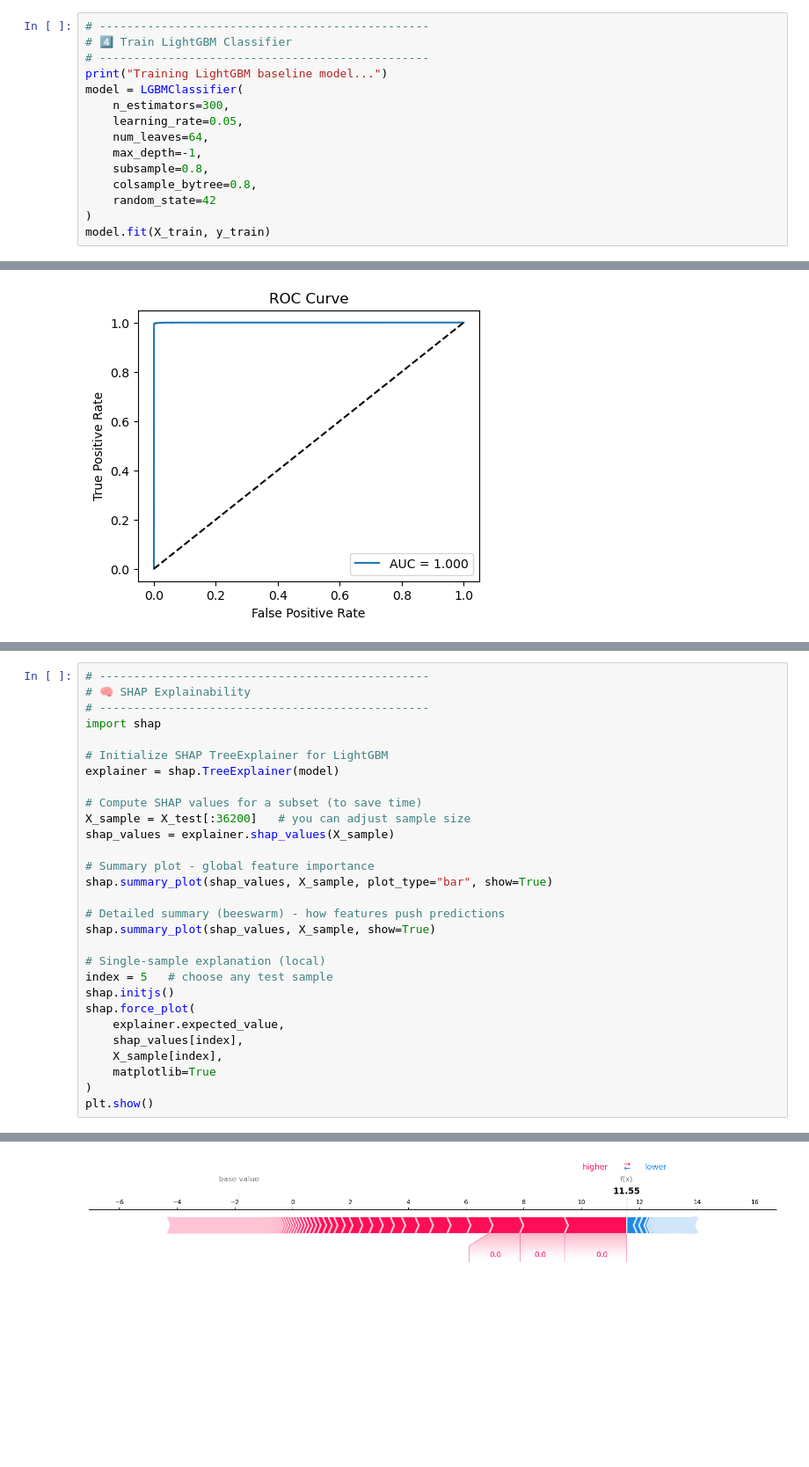
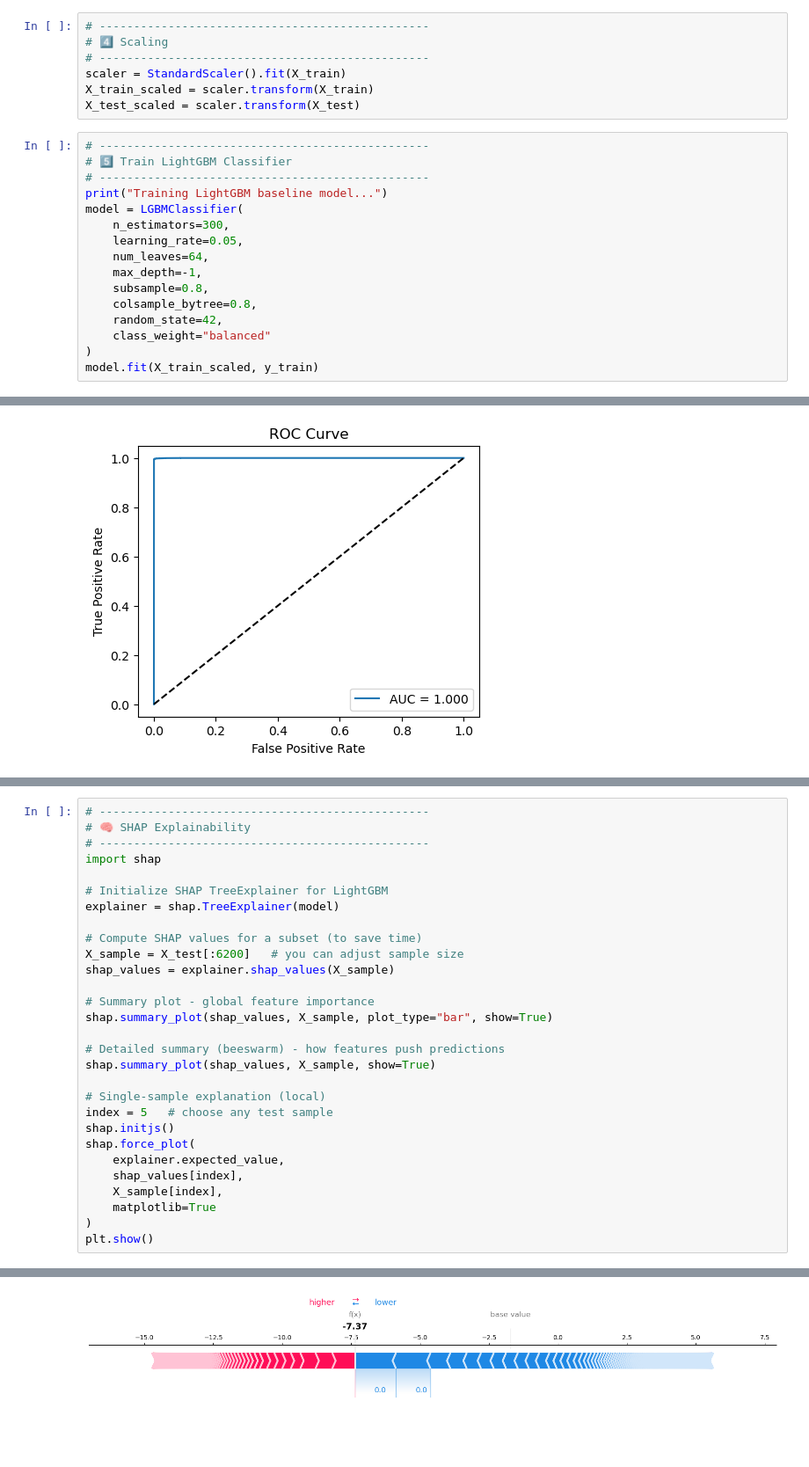
Before and after one commit to EndritShaqiri/AIMaP, a Jupyter notebook: notebooks/AIMaP_BODMAS_Baseline.ipynb, the cells around one changed output, grey strips where cells are left out. Shown at 88% size. Cells and saved outputs as stored; diff of their text form; blank space fills up the shorter version.

```diff
--- a/notebooks/AIMaP_BODMAS_Baseline.ipynb
+++ b/notebooks/AIMaP_BODMAS_Baseline.ipynb
@@ -64,9 +64,16 @@ X_train, X_test, y_train, y_test = train_test_split(
 print(f"Train: {X_train.shape}, Test: {X_test.shape}")
 # %% [output]
 Train: (107548, 2381), Test: (26887, 2381)
+# %%
+# ------------------------------------------------
+# 4️⃣ Scaling
+# ------------------------------------------------
+scaler = StandardScaler().fit(X_train)
+X_train_scaled = scaler.transform(X_train)
+X_test_scaled = scaler.transform(X_test)
 # %%
 # ------------------------------------------------
-# 4️⃣ Train LightGBM Classifier
+# 5️⃣ Train LightGBM Classifier
 # ------------------------------------------------
 print("Training LightGBM baseline model...")
 model = LGBMClassifier(
@@ -76,9 +83,10 @@ model = LGBMClassifier(
     max_depth=-1,
     subsample=0.8,
     colsample_bytree=0.8,
-    random_state=42
+    random_state=42,
+    class_weight="balanced"
 )
-model.fit(X_train, y_train)
+model.fit(X_train_scaled, y_train)
 # %% [output]
 Training LightGBM baseline model...
 [LightGBM] [Info] Number of positive: 45834, number of negative: 61714
@@ -162,7 +172,7 @@ import shap
 explainer = shap.TreeExplainer(model)
 
 # Compute SHAP values for a subset (to save time)
-X_sample = X_test[:36200]   # you can adjust sample size
+X_sample = X_test[:6200]   # you can adjust sample size
 shap_values = explainer.shap_values(X_sample)
 
 # Summary plot - global feature importance
@@ -187,5 +197,5 @@ plt.show()
 [interactive output not drawn]
-[figure, old version]
+[figure, new version]
 # %%
 # ------------------------------------------------
 # 📊 Top 20 Most Important Features
```
Also changed, not shown: parts of 13 cells of this notebook, 8 other files.
